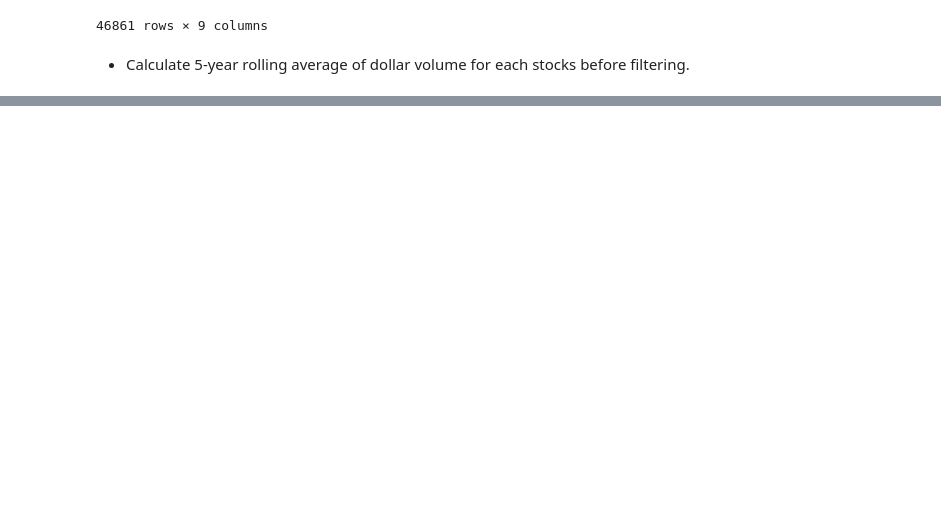
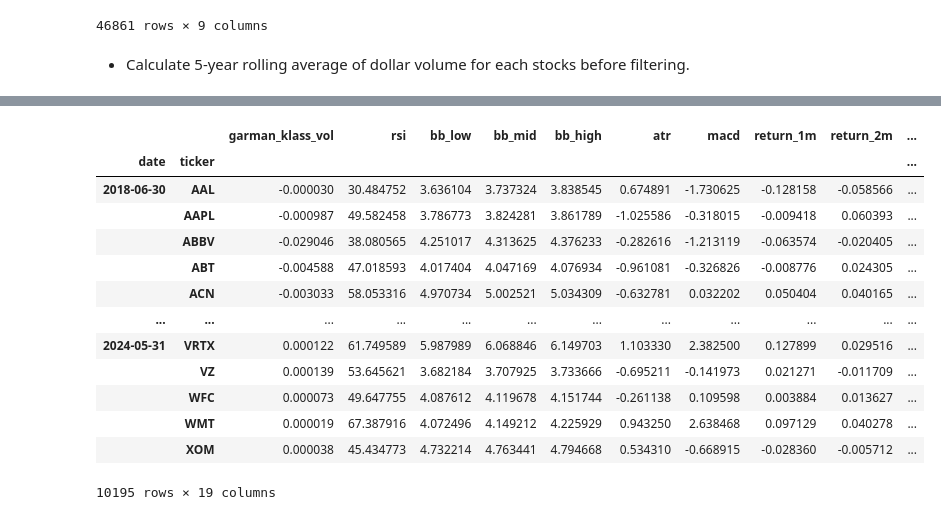
Before and after one commit to mauzorzan/AlgoTrading, a Jupyter notebook: TradingStrat.ipynb, the cells around one changed output, grey strips where cells are left out. Saved outputs shown, nothing was run; the diff lists cells and outputs as text; code cells hidden in the pictures; blank space fills up the shorter version.

```diff
--- a/TradingStrat.ipynb
+++ b/TradingStrat.ipynb
@@ -190,0 +294,12 @@ data
+# %%
+betas = (factor_data.groupby(level=1,
+                            group_keys=False)
+         .apply(lambda x: RollingOLS(endog=x['return_1m'],
+                                     exog=sm.add_constant(x.drop('return_1m', axis=1)),
+                                     window=min(24, x.shape[0]),
+                                     min_nobs=len(x.columns)+1)
+         .fit(params_only=True)
+         .params
+         .drop('const', axis=1)))
+
+betas
@@ -190,0 +374,28 @@ data
+# %%
+from sklearn.cluster import KMeans
+
+
+def get_clusters(df):
+    df['cluster'] = KMeans(n_clusters=4,
+                           random_state=0,
+                           init=initial_centroids).fit(df).labels_
+    return df
+
+data = data.dropna().groupby('date', group_keys=False).apply(get_clusters)
+
+data
+# %% [output]
+|  |  | garman_klass_vol | rsi | bb_low | bb_mid | bb_high | atr | macd | return_1m | return_2m | ... |
+| date | ticker |  |  |  |  |  |  |  |  |  | ... |
+| 2018-06-30 | AAL | -0.000030 | 30.484752 | 3.636104 | 3.737324 | 3.838545 | 0.674891 | -1.730625 | -0.128158 | -0.058566 | ... |
+|  | AAPL | -0.000987 | 49.582458 | 3.786773 | 3.824281 | 3.861789 | -1.025586 | -0.318015 | -0.009418 | 0.060393 | ... |
+|  | ABBV | -0.029046 | 38.080565 | 4.251017 | 4.313625 | 4.376233 | -0.282616 | -1.213119 | -0.063574 | -0.020405 | ... |
+|  | ABT | -0.004588 | 47.018593 | 4.017404 | 4.047169 | 4.076934 | -0.961081 | -0.326826 | -0.008776 | 0.024305 | ... |
+|  | ACN | -0.003033 | 58.053316 | 4.970734 | 5.002521 | 5.034309 | -0.632781 | 0.032202 | 0.050404 | 0.040165 | ... |
+| ... | ... | ... | ... | ... | ... | ... | ... | ... | ... | ... | ... |
+| 2024-05-31 | VRTX | 0.000122 | 61.749589 | 5.987989 | 6.068846 | 6.149703 | 1.103330 | 2.382500 | 0.127899 | 0.029516 | ... |
+|  | VZ | 0.000139 | 53.645621 | 3.682184 | 3.707925 | 3.733666 | -0.695211 | -0.141973 | 0.021271 | -0.011709 | ... |
+|  | WFC | 0.000073 | 49.647755 | 4.087612 | 4.119678 | 4.151744 | -0.261138 | 0.109598 | 0.003884 | 0.013627 | ... |
+|  | WMT | 0.000019 | 67.387916 | 4.072496 | 4.149212 | 4.225929 | 0.943250 | 2.638468 | 0.097129 | 0.040278 | ... |
+|  | XOM | 0.000038 | 45.434773 | 4.732214 | 4.763441 | 4.794668 | 0.534310 | -0.668915 | -0.028360 | -0.005712 | ... |
+10195 rows × 19 columns
```
Also changed, not shown: parts of 27 cells of this notebook.
